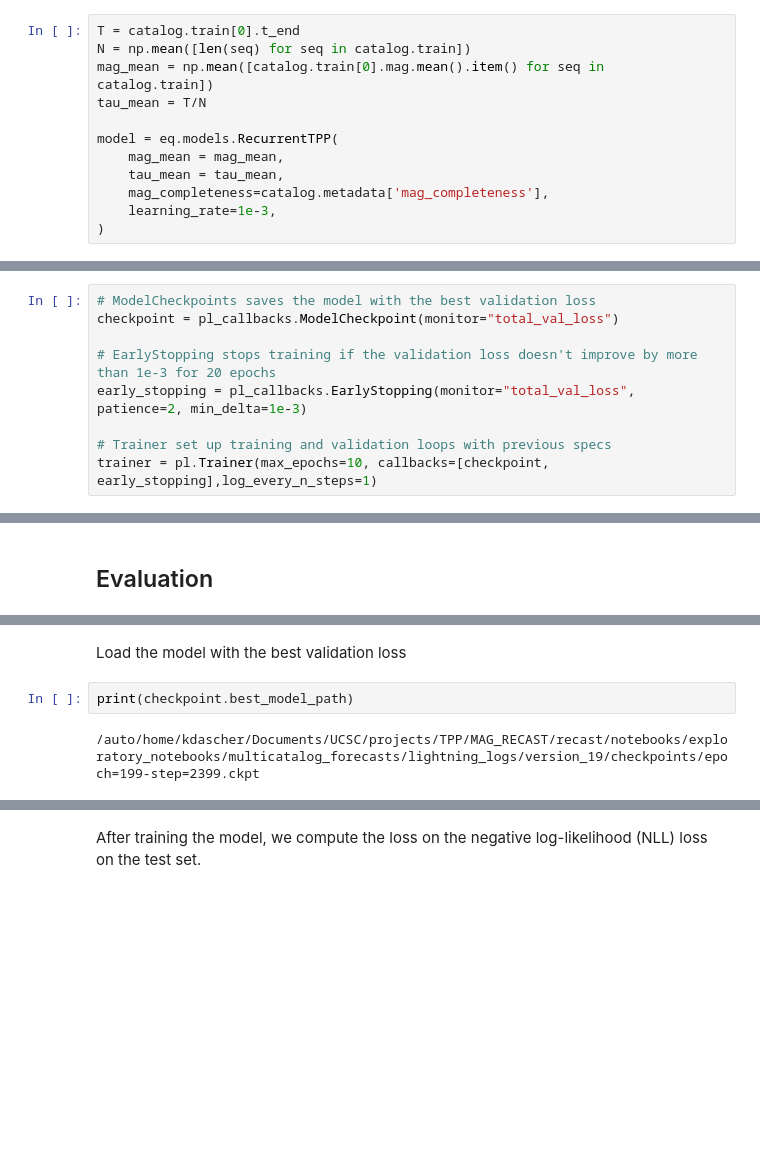
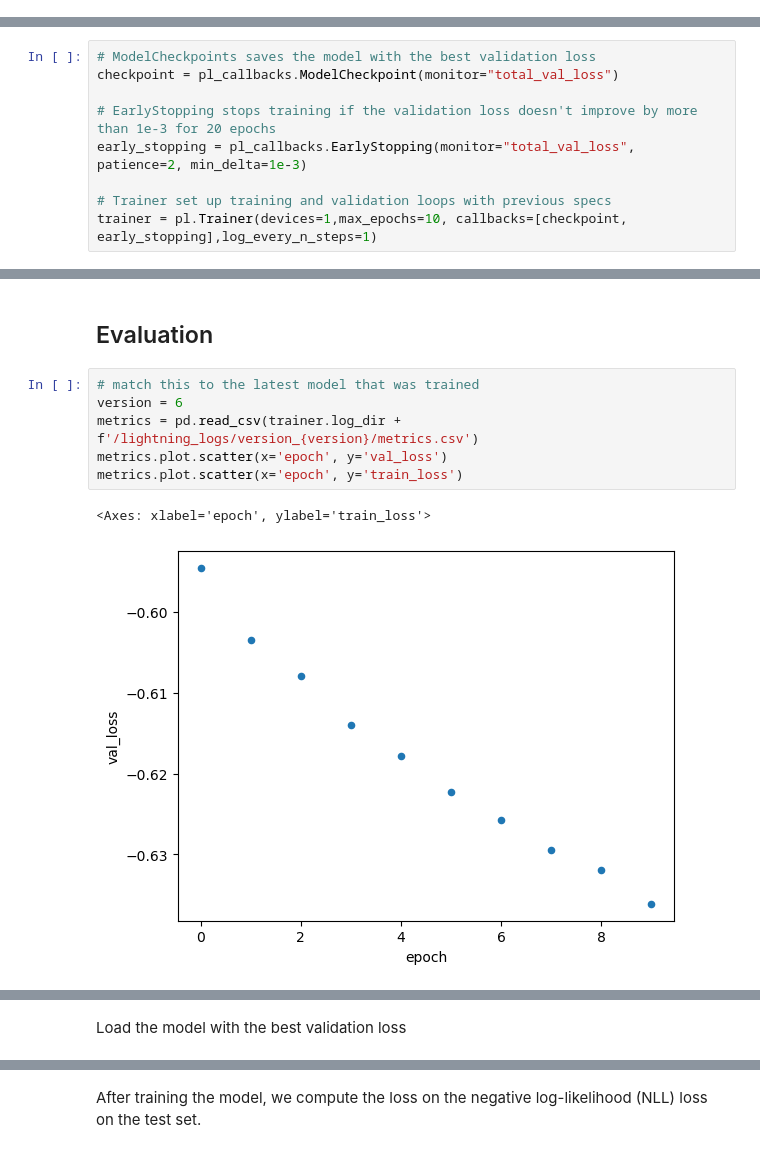
Before and after one commit to keliankaz/recast, a Jupyter notebook: notebooks/4. Training the model global.ipynb, the cells around one changed output, grey strips where cells are left out. Drawn from its saved outputs; the diff is of its cells as text; blank space fills up the shorter version.

Commit message:
clean training with gpu

```diff
--- a/notebooks/4. Training the model global.ipynb
+++ b/notebooks/4. Training the model global.ipynb
@@ -148,15 +90,3 @@ ax.set(
-# %%
-T = catalog.train[0].t_end
-N = np.mean([len(seq) for seq in catalog.train])
-mag_mean = np.mean([catalog.train[0].mag.mean().item() for seq in catalog.train])
-tau_mean = T/N
-
-model = eq.models.RecurrentTPP(
-    mag_mean = mag_mean,
-    tau_mean = tau_mean,
-    mag_completeness=catalog.metadata['mag_completeness'],
-    learning_rate=1e-3,
-)
 # %% [markdown]
 `pytorch_lightning.Trainer` takes care of training the model, early stopping and saving the best weights.
 # %%
@@ -167,5 +97,5 @@ checkpoint = pl_callbacks.ModelCheckpoint(monitor="total_val_loss")
 early_stopping = pl_callbacks.EarlyStopping(monitor="total_val_loss", patience=2, min_delta=1e-3)
 
 # Trainer set up training and validation loops with previous specs
-trainer = pl.Trainer(max_epochs=10, callbacks=[checkpoint, early_stopping],log_every_n_steps=1)
+trainer = pl.Trainer(devices=1,max_epochs=10, callbacks=[checkpoint, early_stopping],log_every_n_steps=1)
 # %% [output]
@@ -178,2 +123,11 @@ trainer.fit(model, dl_train, dl_val)
 # %% [markdown]
 ## Evaluation
+# %%
+# match this to the latest model that was trained
+version = 6
+metrics = pd.read_csv(trainer.log_dir + f'/lightning_logs/version_{version}/metrics.csv')
+metrics.plot.scatter(x='epoch', y='val_loss')
+metrics.plot.scatter(x='epoch', y='train_loss')
+# %% [output]
+<Axes: xlabel='epoch', ylabel='train_loss'>
+[figure, added]
@@ -180,9 +135,5 @@ trainer.fit(model, dl_train, dl_val)
 # %% [markdown]
 Load the model with the best validation loss
-# %%
-print(checkpoint.best_model_path)
-# %% [output]
-/auto/home/kdascher/Documents/UCSC/projects/TPP/MAG_RECAST/recast/notebooks/exploratory_notebooks/multicatalog_forecasts/lightning_logs/version_19/checkpoints/epoch=199-step=2399.ckpt
 # %%
 model.load_from_checkpoint(checkpoint.best_model_path)
 # %% [output]
```
Also changed, not shown: parts of 22 cells of this notebook, 5 other files.
